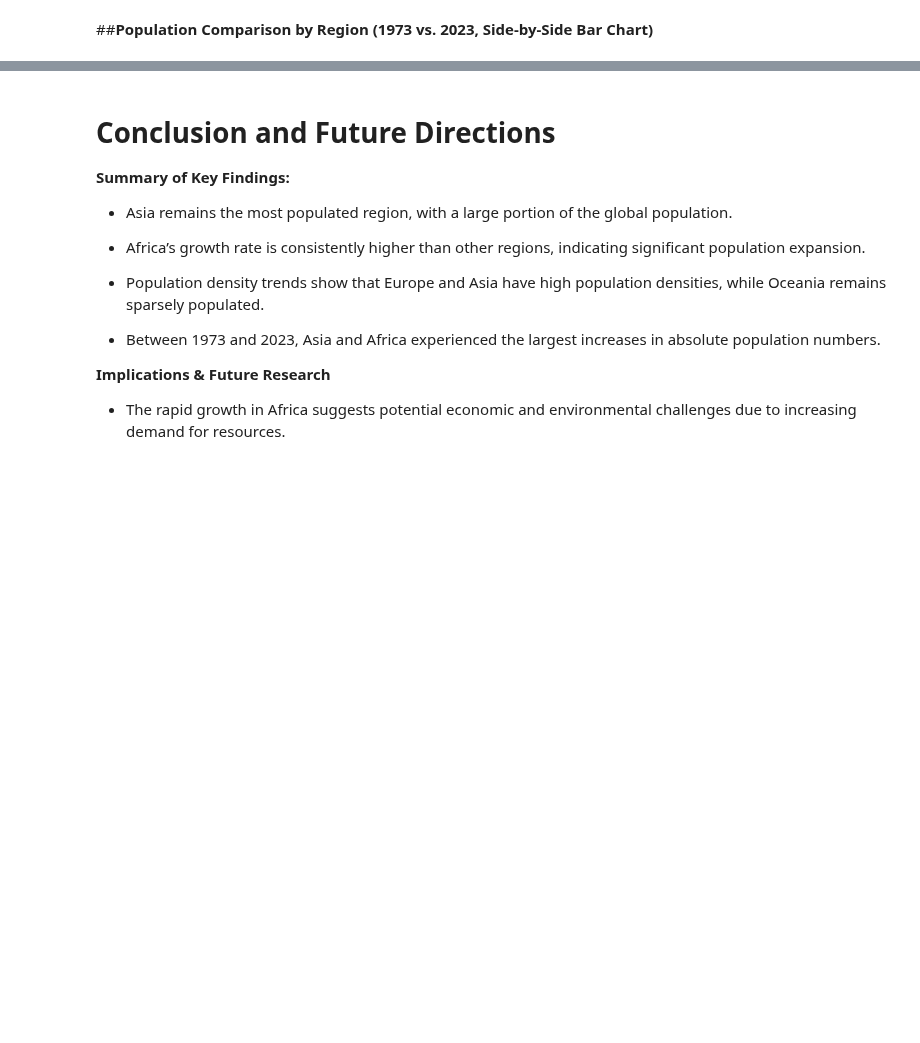
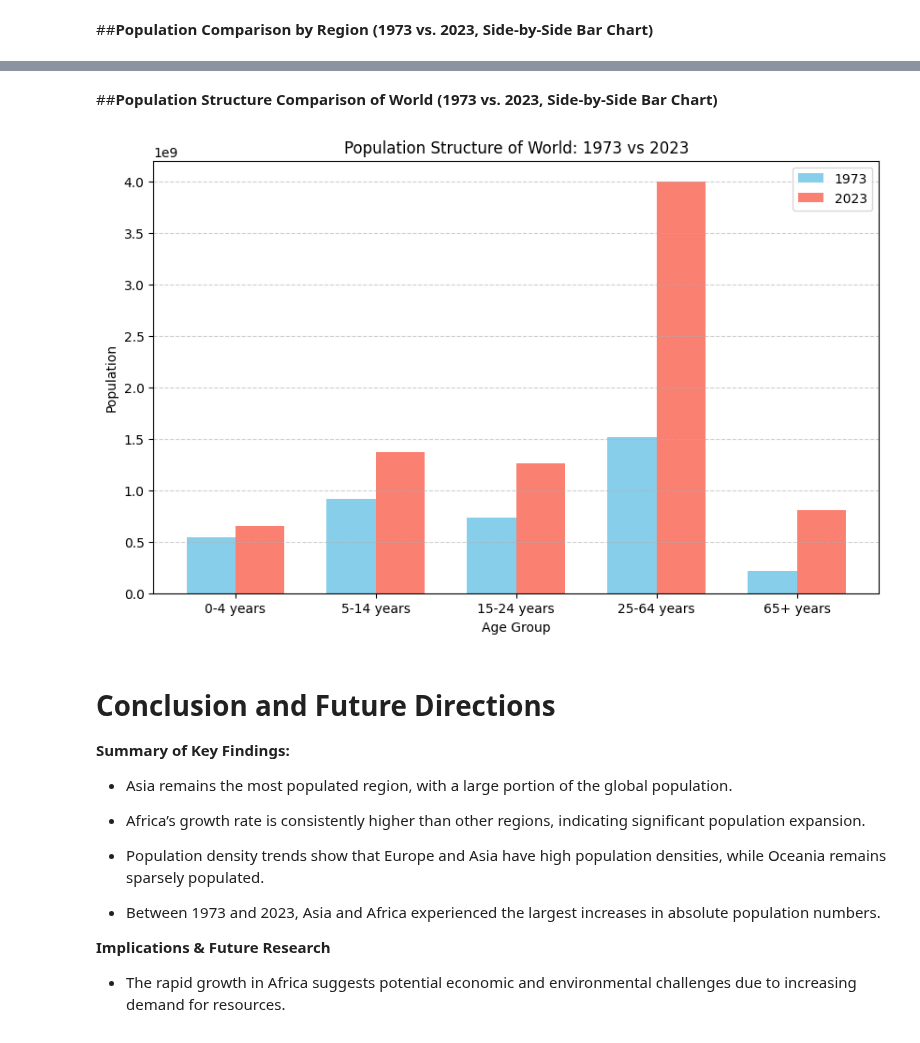
Before and after one commit to kamangirkhan/Data110, a Jupyter notebook: Project 1/Project_1.ipynb, the cells around one changed output, grey strips where cells are left out. Drawn from its saved outputs; the diff is of its cells as text; code cells hidden in the pictures; blank space fills up the shorter version.

```diff
--- a/Project 1/Project_1.ipynb
+++ b/Project 1/Project_1.ipynb
@@ -184,4 +198,32 @@ plt.show()
 [figure]
+# %% [markdown]
+##**Population Structure Comparison of World (1973 vs. 2023, Side-by-Side Bar Chart)**
+# %%
+import pandas as pd
+import matplotlib.pyplot as plt
+import numpy as np
+
+age_groups = ['0-4 years', '5-14 years', '15-24 years', '25-64 years', '65+ years']
+
+age_data_1973 = pop[(pop['area'] == "World") & (pop['year'] == 1973)][age_groups].values.flatten()
+age_data_2023 = pop[(pop['area'] == "World") & (pop['year'] == 2023)][age_groups].values.flatten()
+
+x = np.arange(len(age_groups))
+width = 0.35
+
+plt.figure(figsize=(10, 6))
+plt.bar(x - width/2, age_data_1973, width, label='1973', color='skyblue')
+plt.bar(x + width/2, age_data_2023, width, label='2023', color='salmon')
+
+plt.xlabel("Age Group")
+plt.ylabel("Population")
+plt.title("Population Structure of World: 1973 vs 2023")
+plt.xticks(x, age_groups)
+plt.legend()
+plt.grid(axis='y', linestyle='--', alpha=0.6)
+plt.show()
+# %% [output]
+[figure, added]
 # %% [markdown]
 # **Conclusion and Future Directions**
 
```
Also changed, not shown: parts of 3 cells of this notebook.
